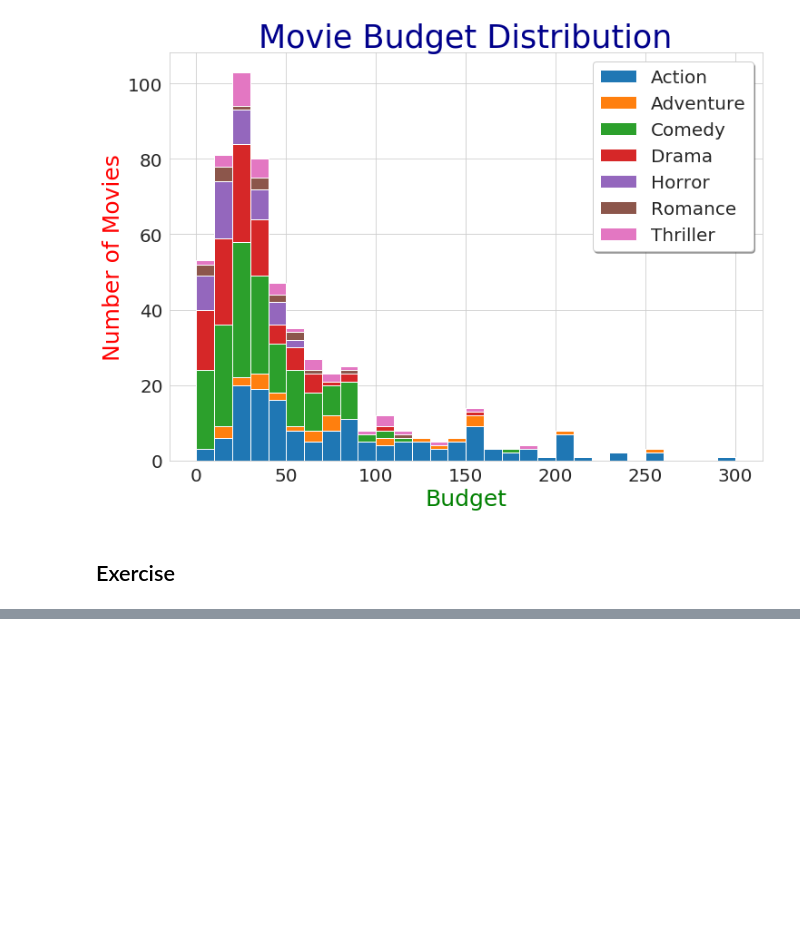
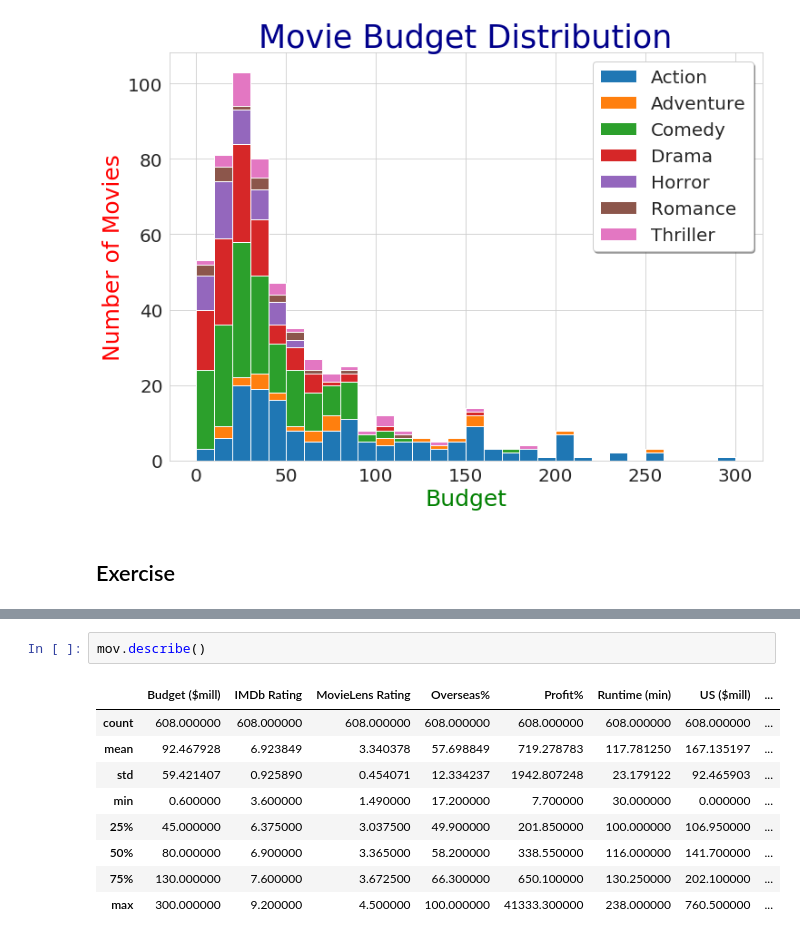
Before and after one commit to sureshmanem/Python_LearnByDoing, a Jupyter notebook: Module_6_Advanced_Visualization.ipynb, the cells around one changed output, grey strips where cells are left out. Saved outputs shown, nothing was run; the diff lists cells and outputs as text; blank space fills up the shorter version.

```diff
--- a/Module_6_Advanced_Visualization.ipynb
+++ b/Module_6_Advanced_Visualization.ipynb
@@ -450,0 +483,12 @@ plt.show()
+# %%
+mov.describe()
+# %% [output]
+|  | Budget ($mill) | IMDb Rating | MovieLens Rating | Overseas% | Profit% | Runtime (min) | US ($mill) | ... |
+| count | 608.000000 | 608.000000 | 608.000000 | 608.000000 | 608.000000 | 608.000000 | 608.000000 | ... |
+| mean | 92.467928 | 6.923849 | 3.340378 | 57.698849 | 719.278783 | 117.781250 | 167.135197 | ... |
+| std | 59.421407 | 0.925890 | 0.454071 | 12.334237 | 1942.807248 | 23.179122 | 92.465903 | ... |
+| min | 0.600000 | 3.600000 | 1.490000 | 17.200000 | 7.700000 | 30.000000 | 0.000000 | ... |
+| 25% | 45.000000 | 6.375000 | 3.037500 | 49.900000 | 201.850000 | 100.000000 | 106.950000 | ... |
+| 50% | 80.000000 | 6.900000 | 3.365000 | 58.200000 | 338.550000 | 116.000000 | 141.700000 | ... |
+| 75% | 130.000000 | 7.600000 | 3.672500 | 66.300000 | 650.100000 | 130.250000 | 202.100000 | ... |
+| max | 300.000000 | 9.200000 | 4.500000 | 100.000000 | 41333.300000 | 238.000000 | 760.500000 | ... |
```
Also changed, not shown: parts of 17 cells of this notebook.
